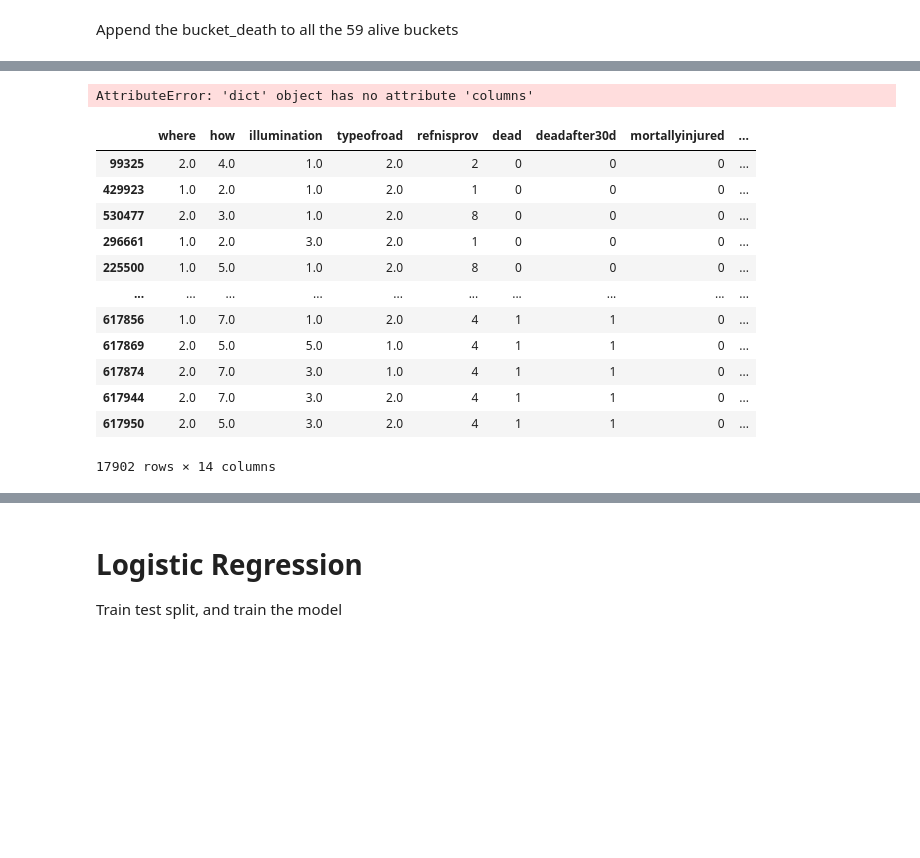
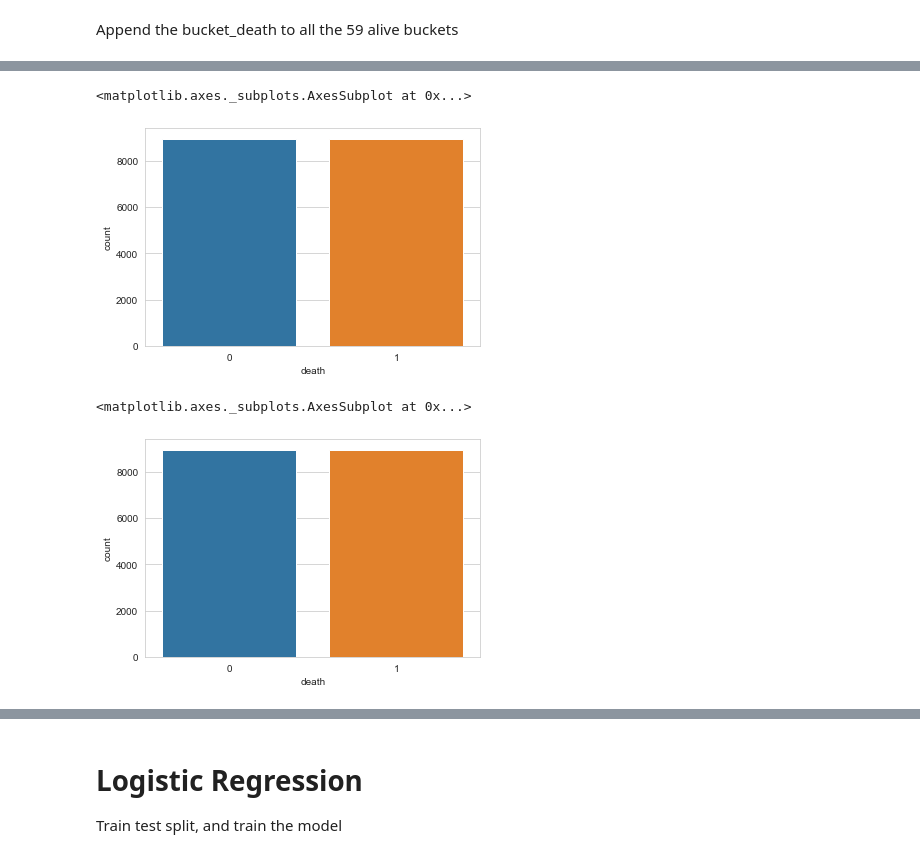
Before and after one commit to rluyck/Road_accidents_Belgium, a Jupyter notebook: Road_accidents_model.ipynb, the cells around one changed output, grey strips where cells are left out. Saved outputs shown, nothing was run; the diff lists cells and outputs as text; code cells hidden in the pictures; blank space fills up the shorter version.

```diff
--- a/Road_accidents_model.ipynb
+++ b/Road_accidents_model.ipynb
@@ -382,4 +398,7 @@ final_bucket_list[8]
 | 617950 | 2.0 | 5.0 | 3.0 | 2.0 | 4 | 1 | 1 | 0 | ... |
 17902 rows × 14 columns
 # %%
-sns.countplot(final_bucket_list[1]['dead'])
+sns.countplot(final_bucket_list[1]['death'])
+# %% [output]
+<matplotlib.axes._subplots.AxesSubplot at 0x...>
+[figure, added]
@@ -395,20 +404,0 @@ def plotfunction(df):
-# %%
-plotfunction(df_bucket_1)
-# %% [output]
-AttributeError: 'dict' object has no attribute 'columns'
-# %%
-df_bucket_1
-# %% [output]
-|  | where | how | illumination | typeofroad | refnisprov | dead | deadafter30d | mortallyinjured | ... |
-| 99325 | 2.0 | 4.0 | 1.0 | 2.0 | 2 | 0 | 0 | 0 | ... |
-| 429923 | 1.0 | 2.0 | 1.0 | 2.0 | 1 | 0 | 0 | 0 | ... |
-| 530477 | 2.0 | 3.0 | 1.0 | 2.0 | 8 | 0 | 0 | 0 | ... |
-| 296661 | 1.0 | 2.0 | 3.0 | 2.0 | 1 | 0 | 0 | 0 | ... |
-| 225500 | 1.0 | 5.0 | 1.0 | 2.0 | 8 | 0 | 0 | 0 | ... |
-| ... | ... | ... | ... | ... | ... | ... | ... | ... | ... |
-| 617856 | 1.0 | 7.0 | 1.0 | 2.0 | 4 | 1 | 1 | 0 | ... |
-| 617869 | 2.0 | 5.0 | 5.0 | 1.0 | 4 | 1 | 1 | 0 | ... |
-| 617874 | 2.0 | 7.0 | 3.0 | 1.0 | 4 | 1 | 1 | 0 | ... |
-| 617944 | 2.0 | 7.0 | 3.0 | 2.0 | 4 | 1 | 1 | 0 | ... |
-| 617950 | 2.0 | 5.0 | 3.0 | 2.0 | 4 | 1 | 1 | 0 | ... |
-17902 rows × 14 columns
@@ -442,0 +405,5 @@ df_bucket_1.corr()[df_bucket_1]['dead'].sort_values()
+# %%
+sns.countplot(final_bucket_list[55]['death'])
+# %% [output]
+<matplotlib.axes._subplots.AxesSubplot at 0x...>
+[figure, added]
```
Also changed, not shown: parts of 50 cells of this notebook.
